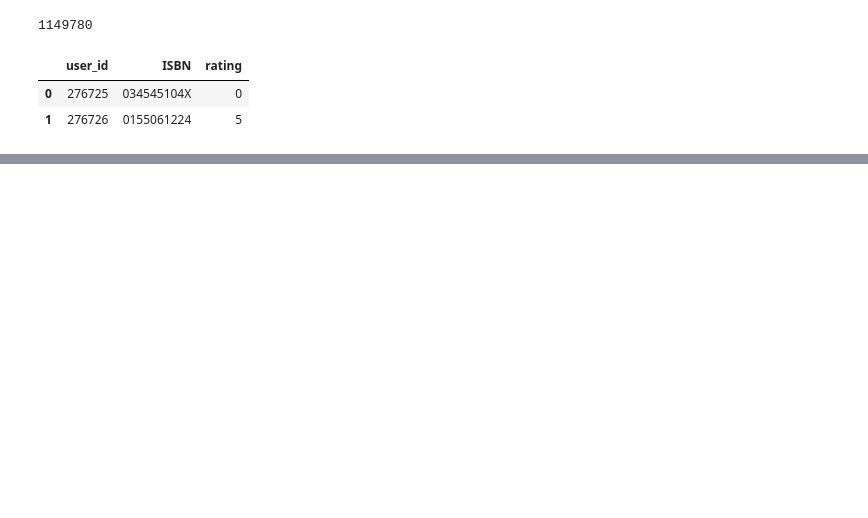
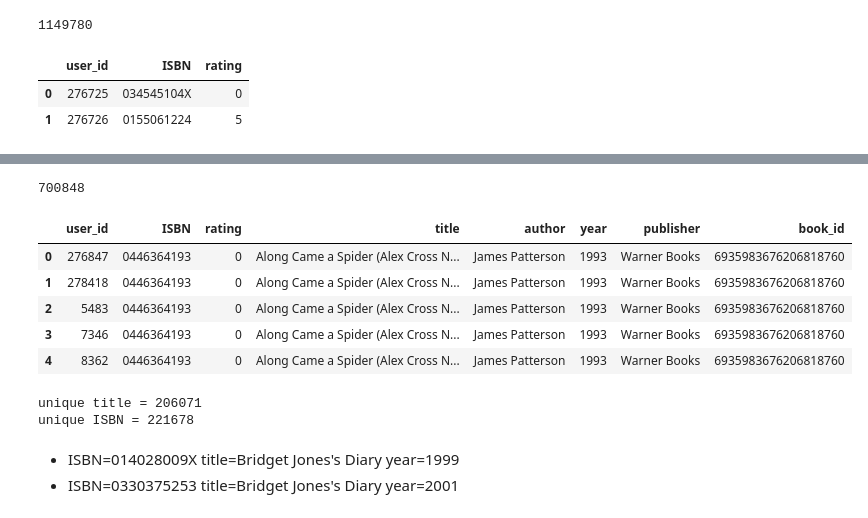
Before and after one commit to amanichivilkar/Books-Recommendation-System, a Jupyter notebook: Amani_Chivilkar_Content_Based_Filtering.ipynb, the cells around one changed output, grey strips where cells are left out. Saved outputs shown, nothing was run; the diff lists cells and outputs as text; code cells hidden in the pictures; blank space fills up the shorter version.

```diff
--- a/Amani_Chivilkar_Content_Based_Filtering.ipynb
+++ b/Amani_Chivilkar_Content_Based_Filtering.ipynb
@@ -128,0 +131,5 @@ ratings.head(2)
+# %%
+# We select those user who has given >= 50 ratings
+df1=ratings.groupby(['user_id'])['rating'].count().reset_index()
+list_of_imp_user=list(df1[df1['rating']>50]['user_id'])
+len(list_of_imp_user)
@@ -128,0 +138,5 @@ ratings.head(2)
+# %%
+# Get rating dataframe of the user who has given >= 50 ratings
+ratings=ratings[ratings['user_id'].isin(list_of_imp_user)]
+print(len(ratings))
+ratings.head()
@@ -128,0 +151,22 @@ ratings.head(2)
+# %%
+# merge ratings with books
+df=ratings.merge(books, on='ISBN')
+print(len(df))
+df.head()
+# %% [output]
+700848
+|  | user_id | ISBN | rating | title | author | year | publisher | book_id |
+| 0 | 276847 | 0446364193 | 0 | Along Came a Spider (Alex Cross N... | James Patterson | 1993 | Warner Books | 6935983676206818760 |
+| 1 | 278418 | 0446364193 | 0 | Along Came a Spider (Alex Cross N... | James Patterson | 1993 | Warner Books | 6935983676206818760 |
+| 2 | 5483 | 0446364193 | 0 | Along Came a Spider (Alex Cross N... | James Patterson | 1993 | Warner Books | 6935983676206818760 |
+| 3 | 7346 | 0446364193 | 0 | Along Came a Spider (Alex Cross N... | James Patterson | 1993 | Warner Books | 6935983676206818760 |
+| 4 | 8362 | 0446364193 | 0 | Along Came a Spider (Alex Cross N... | James Patterson | 1993 | Warner Books | 6935983676206818760 |
+# %%
+print(f"unique title = {df['title'].nunique()}")
+print(f"unique ISBN = {df['ISBN'].nunique()}")
+# %% [output]
+unique title = 206071
+unique ISBN = 221678
+# %% [markdown]
+*  ISBN=014028009X title=Bridget Jones's Diary	year=1999
+*  ISBN=0330375253 title=Bridget Jones's Diary	year=2001
```
Also changed, not shown: parts of 3 cells of this notebook.
